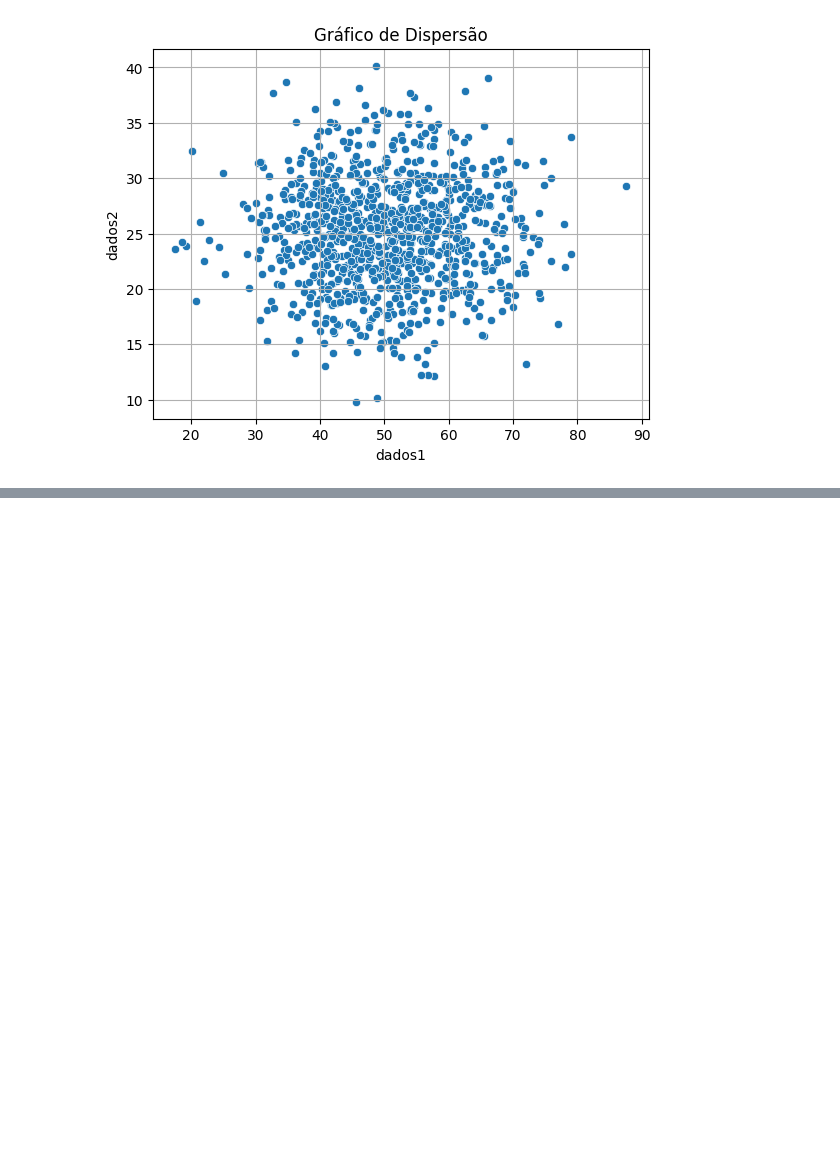
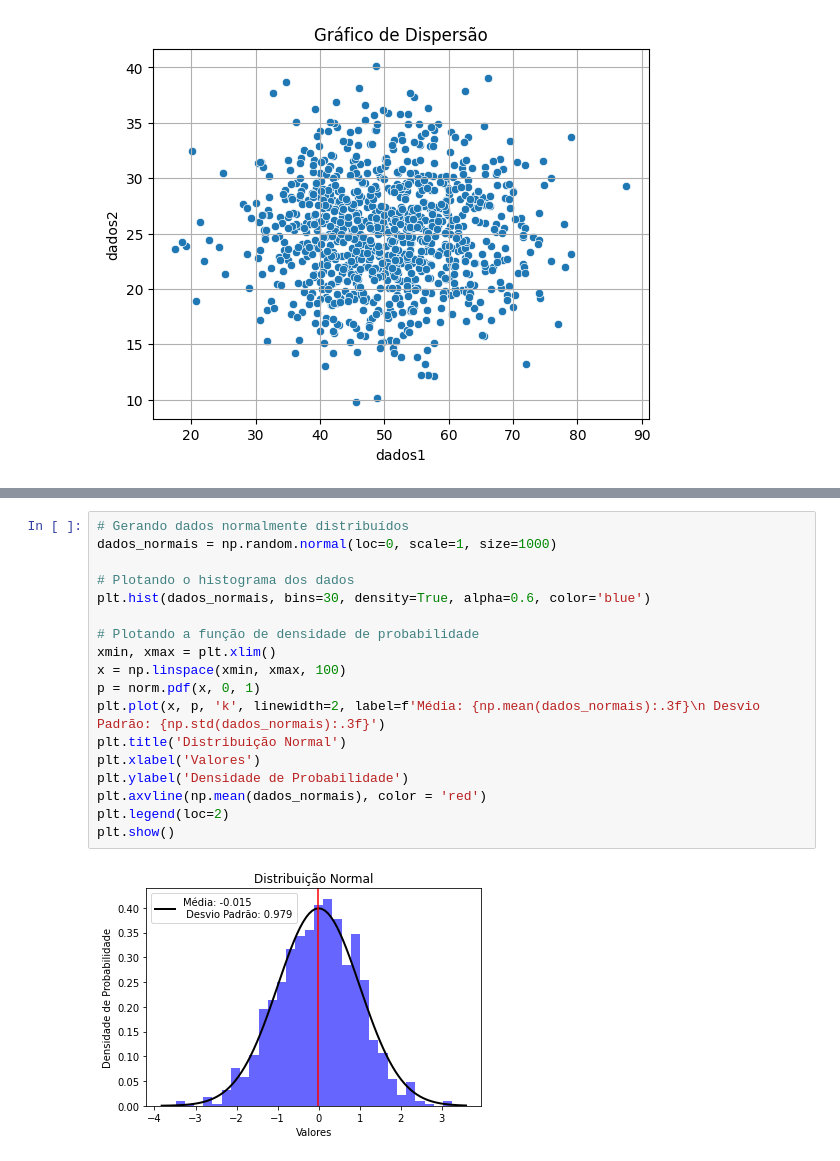
Before and after one commit to profmatjr/Statistics, a Jupyter notebook: Aula1_IFMG.ipynb, the cells around one changed output, grey strips where cells are left out. Cells and saved outputs as stored; diff of their text form; blank space fills up the shorter version.

```diff
--- a/Aula1_IFMG.ipynb
+++ b/Aula1_IFMG.ipynb
@@ -122,0 +194,20 @@ plt.show()
+# %%
+# Gerando dados normalmente distribuídos
+dados_normais = np.random.normal(loc=0, scale=1, size=1000)
+
+# Plotando o histograma dos dados
+plt.hist(dados_normais, bins=30, density=True, alpha=0.6, color='blue')
+
+# Plotando a função de densidade de probabilidade
+xmin, xmax = plt.xlim()
+x = np.linspace(xmin, xmax, 100)
+p = norm.pdf(x, 0, 1)
+plt.plot(x, p, 'k', linewidth=2, label=f'Média: {np.mean(dados_normais):.3f}\n Desvio Padrão: {np.std(dados_normais):.3f}')
+plt.title('Distribuição Normal')
+plt.xlabel('Valores')
+plt.ylabel('Densidade de Probabilidade')
+plt.axvline(np.mean(dados_normais), color = 'red')
+plt.legend(loc=2)
+plt.show()
+# %% [output]
+[figure, added]
```
Also changed, not shown: parts of 32 cells of this notebook.
